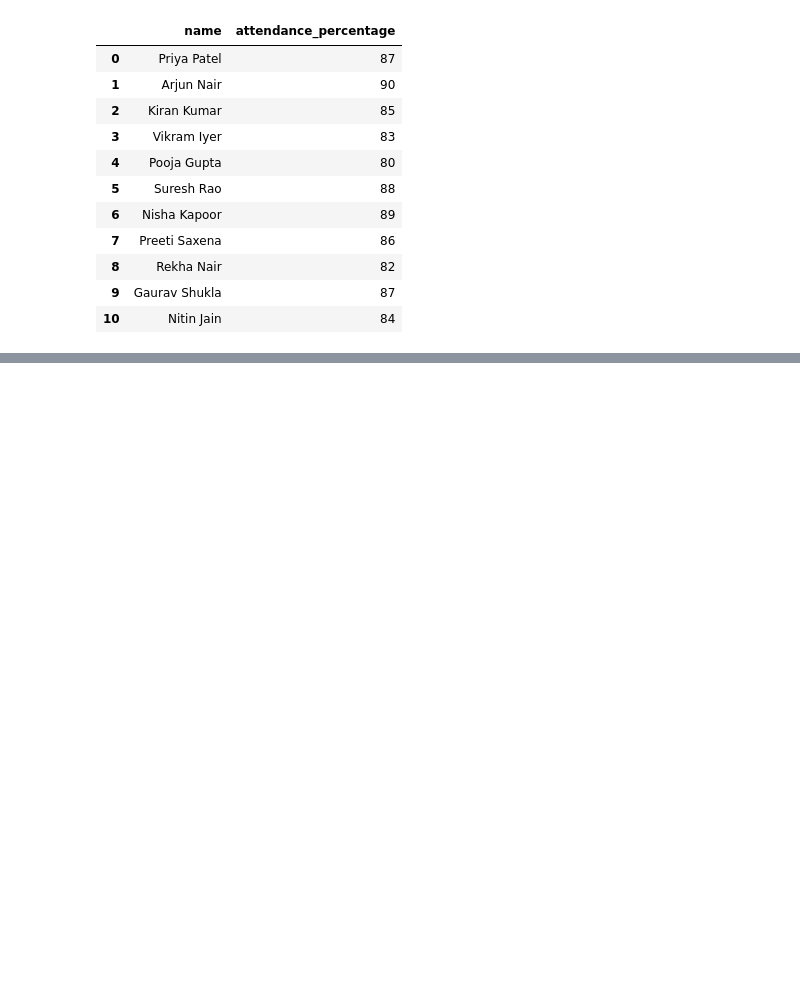
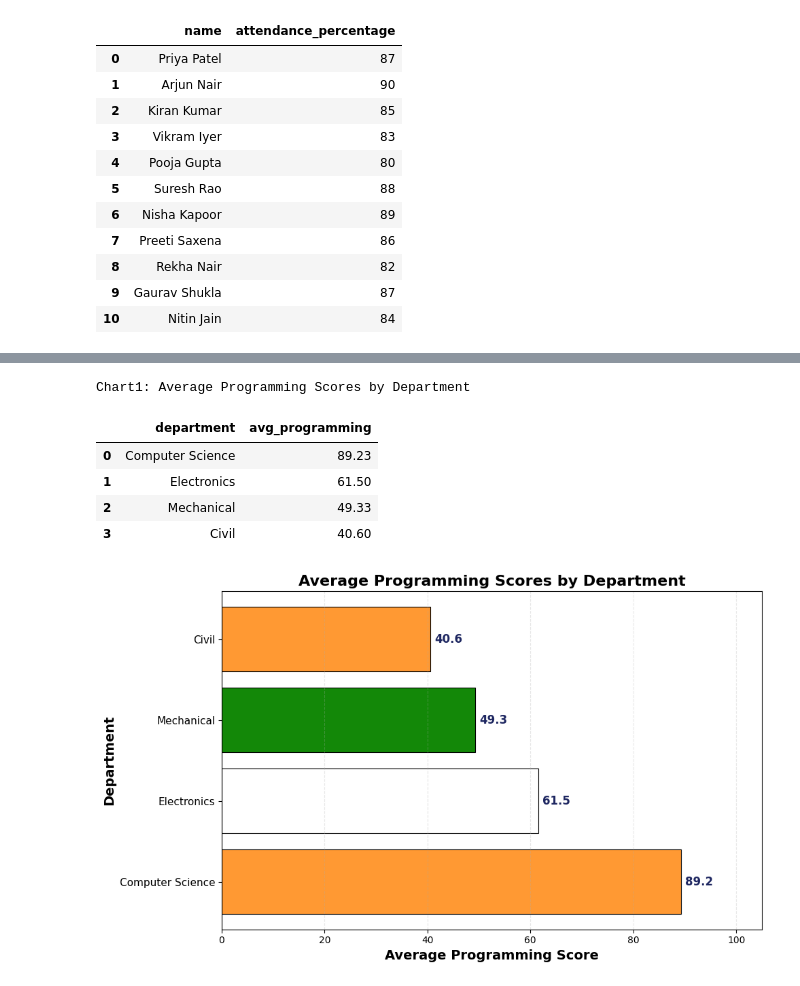
Before and after one commit to sstanishk/tanishk-codeboosters-2026, a Jupyter notebook: Day2/Day_2.ipynb, the cells around one changed output, grey strips where cells are left out. Saved outputs shown, nothing was run; the diff lists cells and outputs as text; code cells hidden in the pictures; blank space fills up the shorter version.

```diff
--- a/Day2/Day_2.ipynb
+++ b/Day2/Day_2.ipynb
@@ -150,0 +336,42 @@ Query6: students with attendance between 80 and 90
+# %%
+chart1_sql_new="""
+select department,Round(AVG(programming_score),2) as avg_programming
+from students
+group by department
+order by avg_programming desc
+"""
+chart1_data_new=run_query(chart1_sql_new,"Chart1: Average Programming Scores by Department")
+fig,ax=plt.subplots(figsize=(10,6))
+bar_colors=["#FF9933", "#FFFFFF", "#138808"] # Saffron, White, Green
+bars=ax.barh(  # Changed to barh for horizontal bars
+    chart1_data_new["department"],
+    chart1_data_new["avg_programming"],
+    color=bar_colors,
+    edgecolor="black",
+    linewidth=0.8)
+for bar in bars:
+  width=bar.get_width() # Get width for horizontal bars
+  ax.text(
+      width+0.8, # Position text horizontally
+      bar.get_y()+bar.get_height()/2, # Center text vertically
+      f'{width:.1f}',
+      ha='left',va='center', # Align text for horizontal bars
+      fontsize=12,fontweight='bold',
+      color='#1E2761'
+      )
+  ax.set_title('Average Programming Scores by Department',fontsize=16,fontweight='bold')
+  ax.set_ylabel('Department',fontsize=14,fontweight='bold') # Swapped labels
+  ax.set_xlabel('Average Programming Score',fontsize=14,fontweight='bold') # Swapped labels
+  ax.set_xlim(0,105) # Changed to xlim
+  ax.tick_params(axis='y',labelsize=11) # Changed to y axis ticks
+  ax.grid(axis='x',linestyle='--',alpha=0.3) # Changed to x axis grid
+plt.tight_layout()
+plt.show()
+# %% [output]
+Chart1: Average Programming Scores by Department
+|  | department | avg_programming |
+| 0 | Computer Science | 89.23 |
+| 1 | Electronics | 61.50 |
+| 2 | Mechanical | 49.33 |
+| 3 | Civil | 40.60 |
+[figure, added]
```
Also changed, not shown: parts of 8 cells of this notebook.
